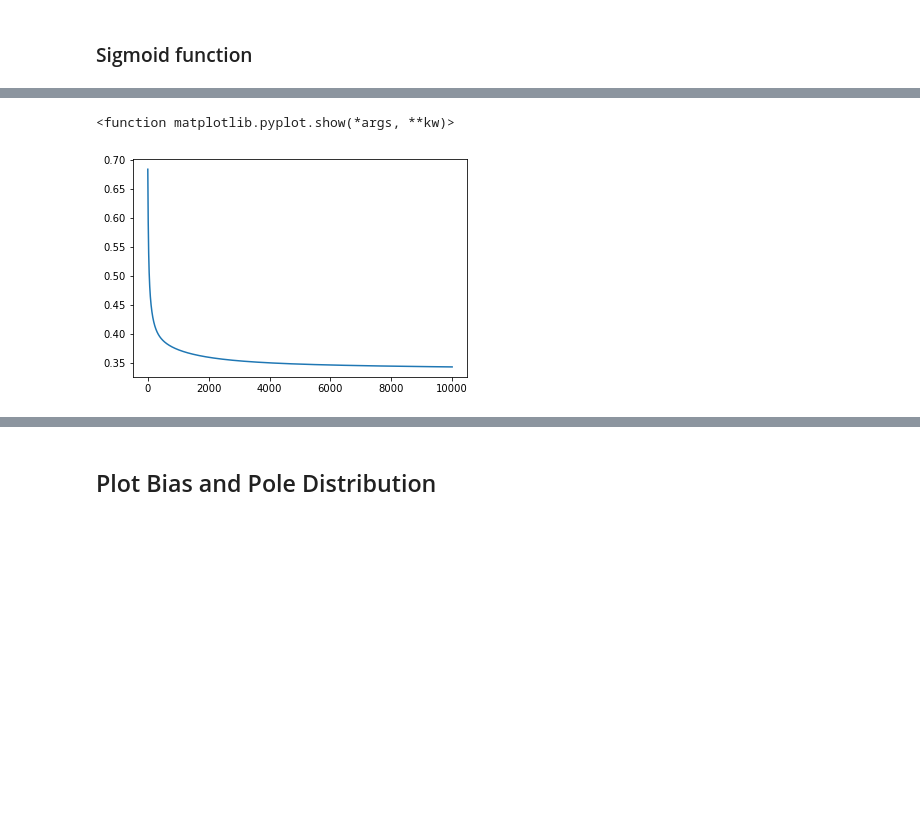
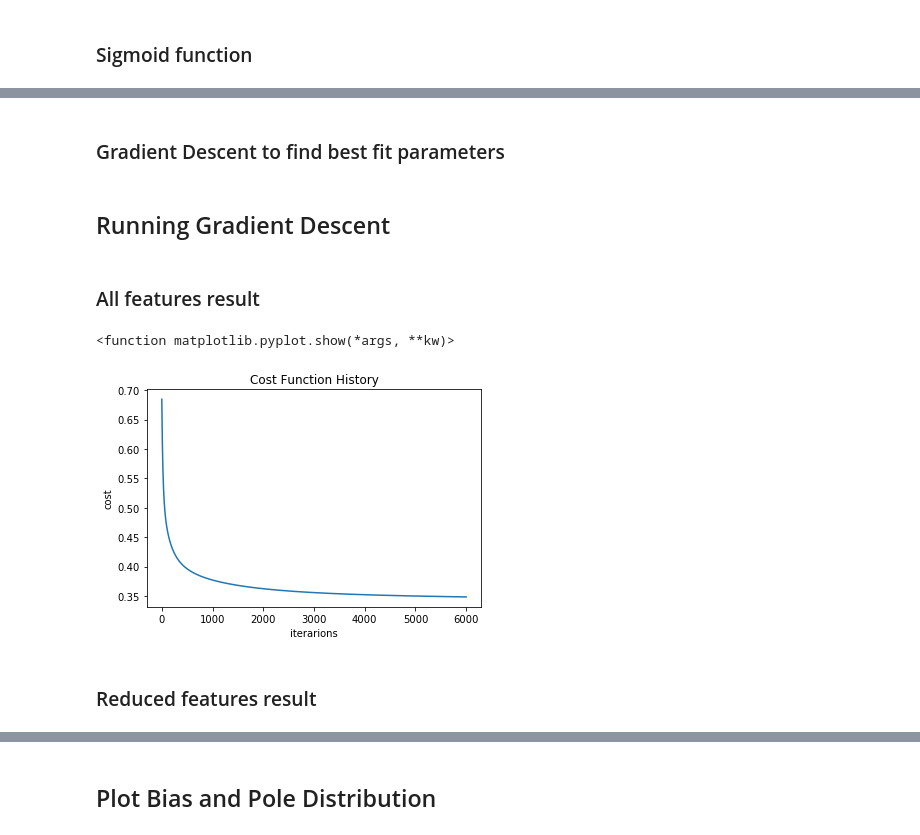
Before and after one commit to nbolis/Will_it_Rain, a Jupyter notebook: ToRainOrNotToRain.ipynb, the cells around one changed output, grey strips where cells are left out. Cells and saved outputs as stored; diff of their text form; code cells hidden in the pictures; blank space fills up the shorter version.

```diff
--- a/ToRainOrNotToRain.ipynb
+++ b/ToRainOrNotToRain.ipynb
@@ -196,6 +278,6 @@ np.random.shuffle(data_nums_shuff)
 ### Define training set
 # %%
 X_train = data_nums_shuff[0:m_train , 0:n]
-Y_train = data_nums[0:m_train,-1].reshape((m_train,1))
+Y_train = data_nums_shuff[0:m_train,-1].reshape((m_train,1))
 X_train.shape, Y_train.shape
 # %% [output]
@@ -282,16 +401,7 @@ sigmoid(zz).shape
-# %%
-thetax = initial_theta(n)[1]
-theta0=initial_theta(n)[0]
-#print(thetax.T)
-
-#print(cost(X_trainR, Y_train, theta0, thetax, m_train, 0))
-
-cost_history = np.zeros(3)
-theta_history = np.zeros((3, n+1))
-
-cost_grad(X_trainR, Y_train, theta0, thetax, m_train, 0.1)[1]
+# %% [markdown]
+### Gradient Descent to find best fit parameters
 # %%
-def gradD(X, Y, m, lam, alpha, iterations):
+def gradD(X, Y, m, n, lam, alpha, iterations):
     cost_history = np.zeros(iterations)
     theta_history = np.zeros((iterations, n+1))
     np.shape(theta_history[1,1:n+1])
@@ -307,11 +417,20 @@ def gradD(X, Y, m, lam, alpha, iterations):
         #print(it,cost(X, Y,  theta0n, thetaxn, m, lam))
     theta = np.insert(thetax, 0, theta0)
     return theta, theta_history, cost_history
+# %% [markdown]
+## Running Gradient Descent
+# %% [markdown]
+### All features result
 # %%
-theta_result, theta_hist, cost_hist = gradD(X_trainR, Y_train, m_train, 1, 0.1, 6000)
+theta_result, theta_hist, cost_hist = gradD(X_trainR, Y_train, m_train, n, 0, 0.1, 6000)
 # %%
+plt.title('Cost Function History')
 plt.plot(cost_hist)
+plt.xlabel('iterarions')
+plt.ylabel('cost')
 plt.show
 # %% [output]
 <function matplotlib.pyplot.show(*args, **kw)>
-[figure, old version]
+[figure, new version]
+# %% [markdown]
+### Reduced features result
```
Also changed, not shown: parts of 69 cells of this notebook.
